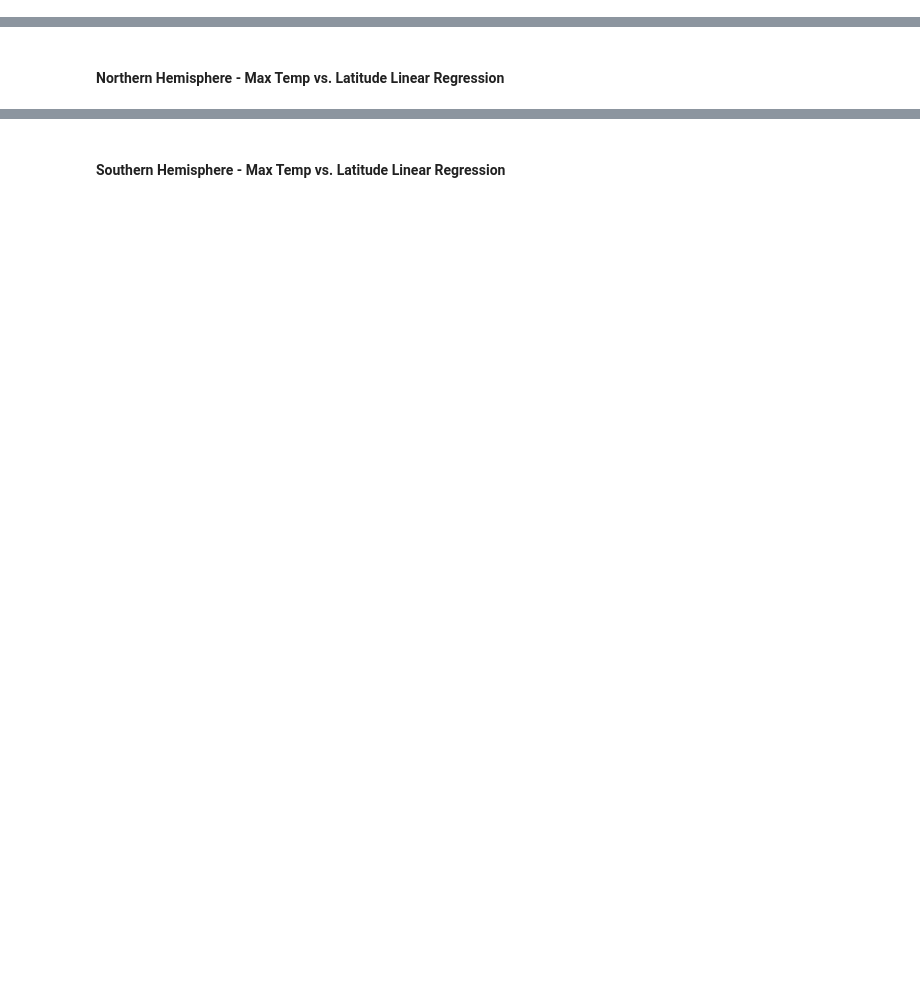
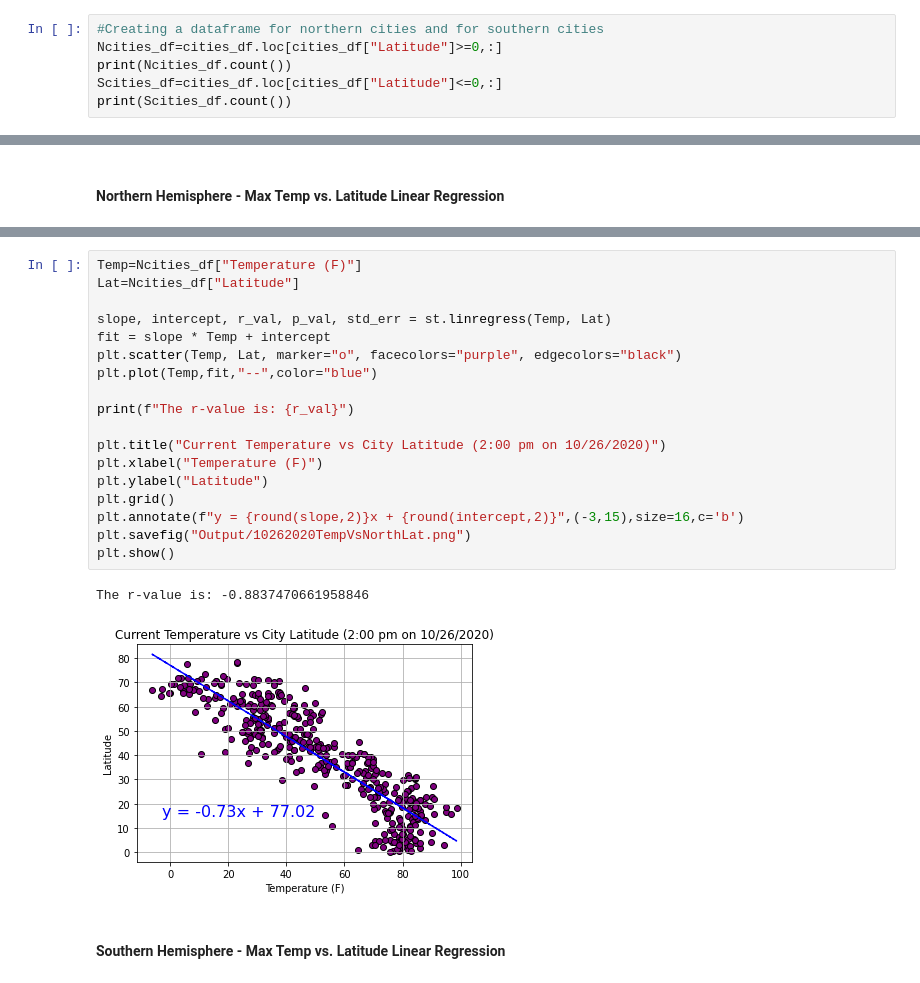
Before and after one commit to JoeKell/VacationingWithAPIs, a Jupyter notebook: WeatherPy.ipynb, the cells around one changed output, grey strips where cells are left out. Drawn from its saved outputs; the diff is of its cells as text; blank space fills up the shorter version.

Commit message:
Hemisphere breakdown of temp complete.

```diff
--- a/WeatherPy.ipynb
+++ b/WeatherPy.ipynb
@@ -200,3 +201,9 @@ plt.show()
 Wind Speed does not appear to be correlated to latitude at all.
 # %% [markdown]
 ## Linear Regression
+# %%
+#Creating a dataframe for northern cities and for southern cities
+Ncities_df=cities_df.loc[cities_df["Latitude"]>=0,:]
+print(Ncities_df.count())
+Scities_df=cities_df.loc[cities_df["Latitude"]<=0,:]
+print(Scities_df.count())
@@ -209,2 +231,23 @@ The r-value is: 0.46937863826630627
+# %%
+Temp=Ncities_df["Temperature (F)"]
+Lat=Ncities_df["Latitude"]
+
+slope, intercept, r_val, p_val, std_err = st.linregress(Temp, Lat)
+fit = slope * Temp + intercept
+plt.scatter(Temp, Lat, marker="o", facecolors="purple", edgecolors="black")
+plt.plot(Temp,fit,"--",color="blue")
+
+print(f"The r-value is: {r_val}")
+
+plt.title("Current Temperature vs City Latitude (2:00 pm on 10/26/2020)")
+plt.xlabel("Temperature (F)")
+plt.ylabel("Latitude")
+plt.grid()
+plt.annotate(f"y = {round(slope,2)}x + {round(intercept,2)}",(-3,15),size=16,c='b')
+plt.savefig("Output/10262020TempVsNorthLat.png")
+plt.show()
+# %% [output]
+The r-value is: -0.8837470661958846
+[figure, added]
 # %% [markdown]
 ####  Southern Hemisphere - Max Temp vs. Latitude Linear Regression
```
Also changed, not shown: parts of 7 cells of this notebook, 2 other files.
